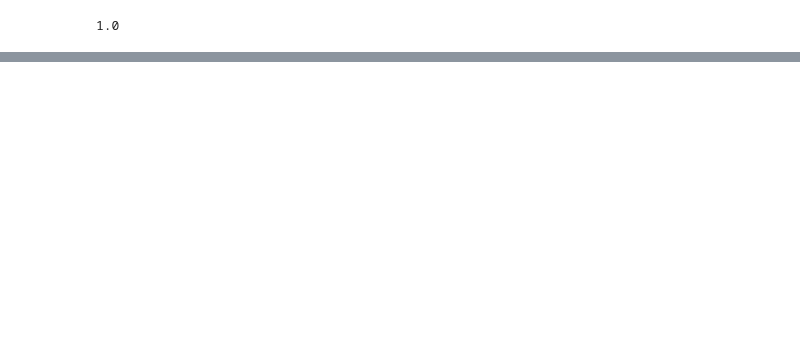
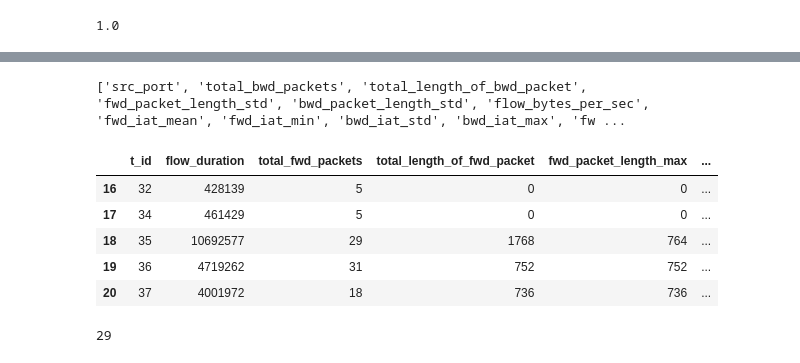
Before and after one commit to SaqlainHussainShah/PyOD, a Jupyter notebook: CBLOF_on_Correlated_data.ipynb, the cells around one changed output, grey strips where cells are left out. Cells and saved outputs as stored; diff of their text form; code cells hidden in the pictures; blank space fills up the shorter version.

```diff
--- a/CBLOF_on_Correlated_data.ipynb
+++ b/CBLOF_on_Correlated_data.ipynb
@@ -123,0 +172,21 @@ IndexError: ignored
+# %%
+  # Finding index of feature columns with correlation greater than 0.95
+  to_drop = [column for column in upper_tri.columns if any(upper_tri[column] > 0.95)]
+  print(); print(to_drop)
+# %% [output]
+['src_port', 'total_bwd_packets', 'total_length_of_bwd_packet', 'fwd_packet_length_std', 'bwd_packet_length_std', 'flow_bytes_per_sec', 'fwd_iat_mean', 'fwd_iat_min', 'bwd_iat_std', 'bwd_iat_max', 'fw ...
+# %%
+df_corr_clean = df_not_nan.drop(df_not_nan[to_drop], axis = 1 )
+# %%
+df_corr_clean.head()
+# %% [output]
+|  | t_id | flow_duration | total_fwd_packets | total_length_of_fwd_packet | fwd_packet_length_max | ... |
+| 16 | 32 | 428139 | 5 | 0 | 0 | ... |
+| 17 | 34 | 461429 | 5 | 0 | 0 | ... |
+| 18 | 35 | 10692577 | 29 | 1768 | 764 | ... |
+| 19 | 36 | 4719262 | 31 | 752 | 752 | ... |
+| 20 | 37 | 4001972 | 18 | 736 | 736 | ... |
+# %%
+len(df_corr_clean.columns)
+# %% [output]
+29
```
Also changed, not shown: parts of 29 cells of this notebook.
